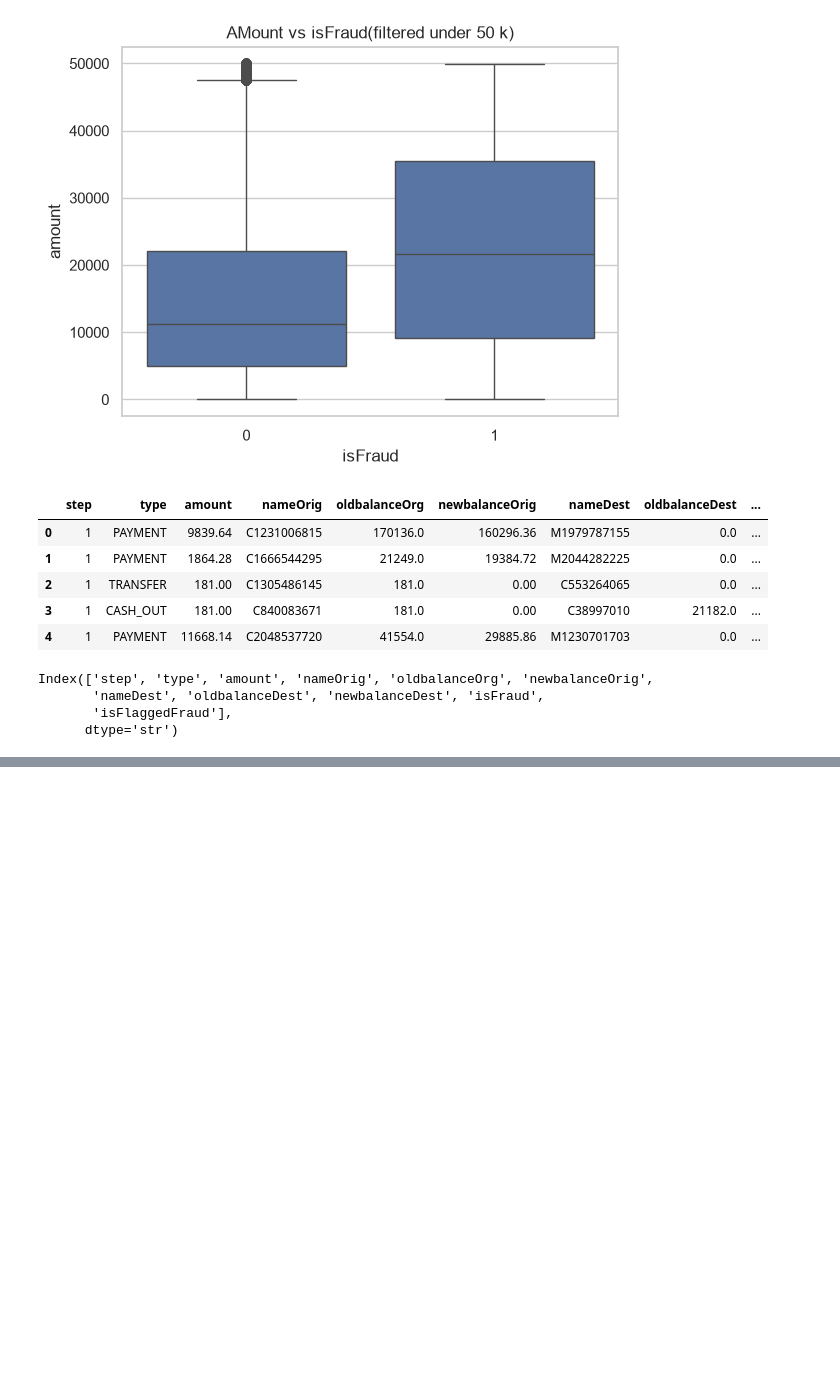
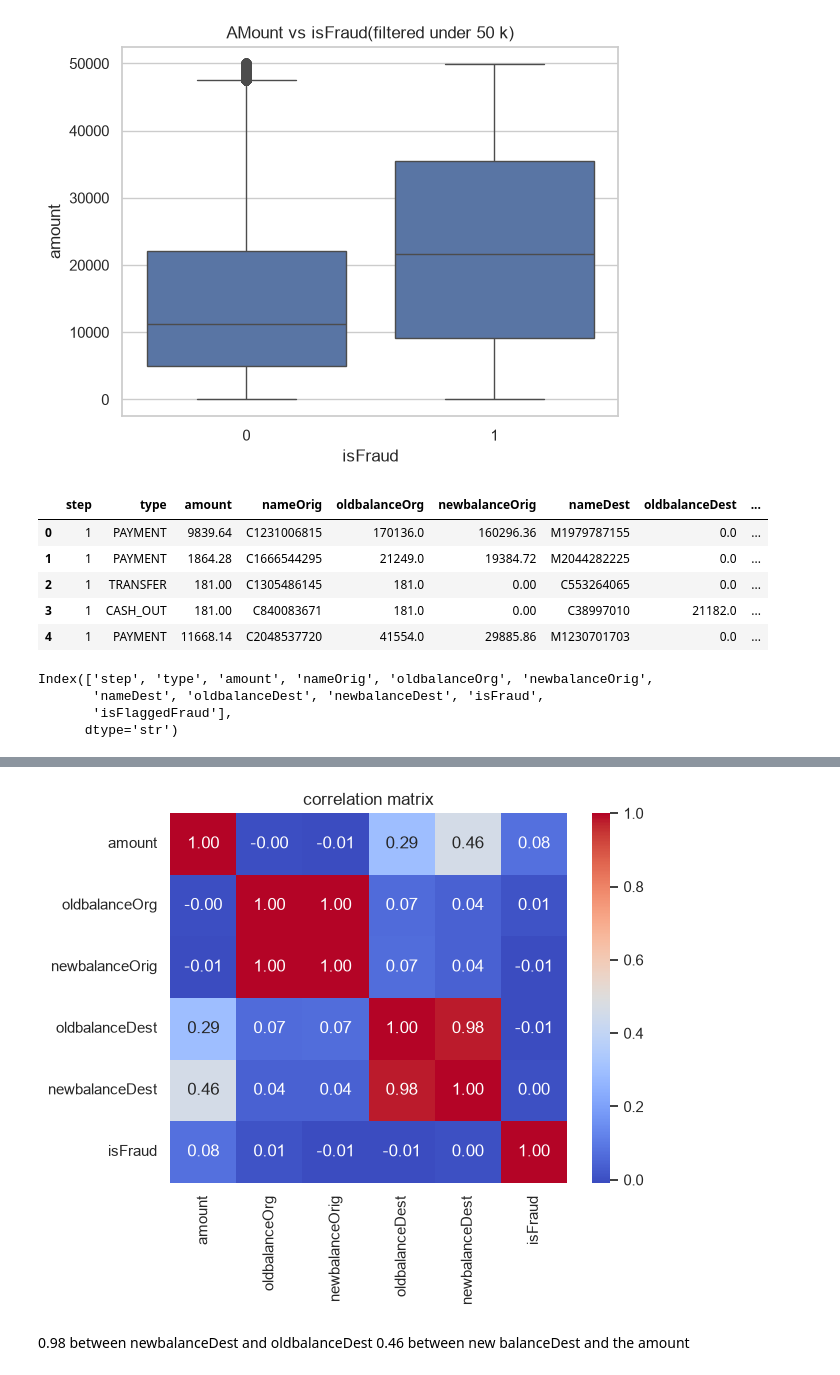
Before and after one commit to prashumgurung/Fraud-Detection-System, a Jupyter notebook: analysis_model.ipynb, the cells around one changed output, grey strips where cells are left out. Cells and saved outputs as stored; diff of their text form; code cells hidden in the pictures; blank space fills up the shorter version.

```diff
--- a/analysis_model.ipynb
+++ b/analysis_model.ipynb
@@ -284,0 +450,3 @@ df['balanceDiffDest']=df['newbalanceDest']-df['oldbalanceDest']
+# %%
+# for correlation we  dont need the names or id # we will keep only the things that matters
+corr=df[['amount','oldbalanceOrg','newbalanceOrig','oldbalanceDest','newbalanceDest','isFraud']].corr()
@@ -284,0 +463,9 @@ df['balanceDiffDest']=df['newbalanceDest']-df['oldbalanceDest']
+# %%
+sns.heatmap(data=corr,annot=True,cmap='coolwarm',fmt='.2f')
+plt.title('correlation matrix')
+plt.show()
+# %% [output]
+[figure, added]
+# %% [markdown]
+0.98 between newbalanceDest and oldbalanceDest
+0.46 between new balanceDest and the amount
```
Also changed, not shown: parts of 23 cells of this notebook.
